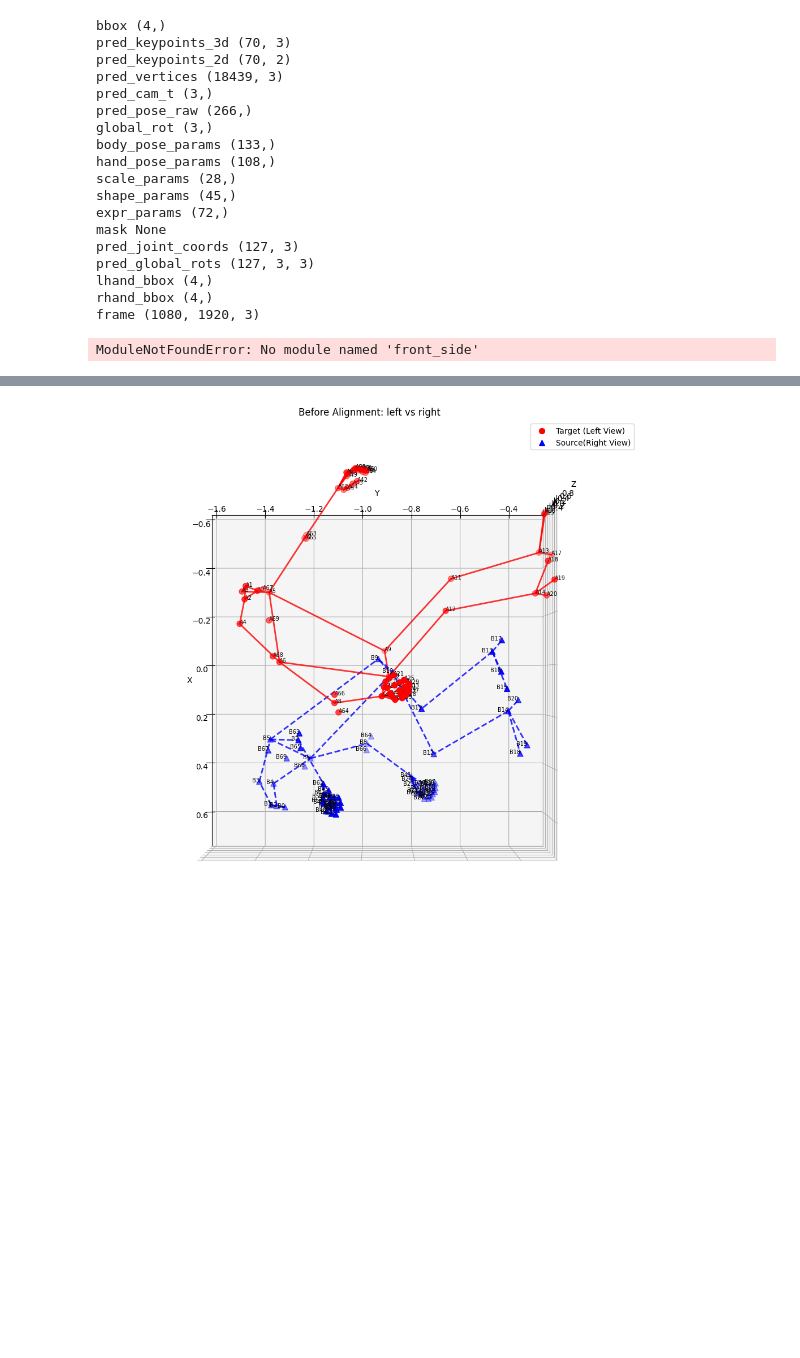
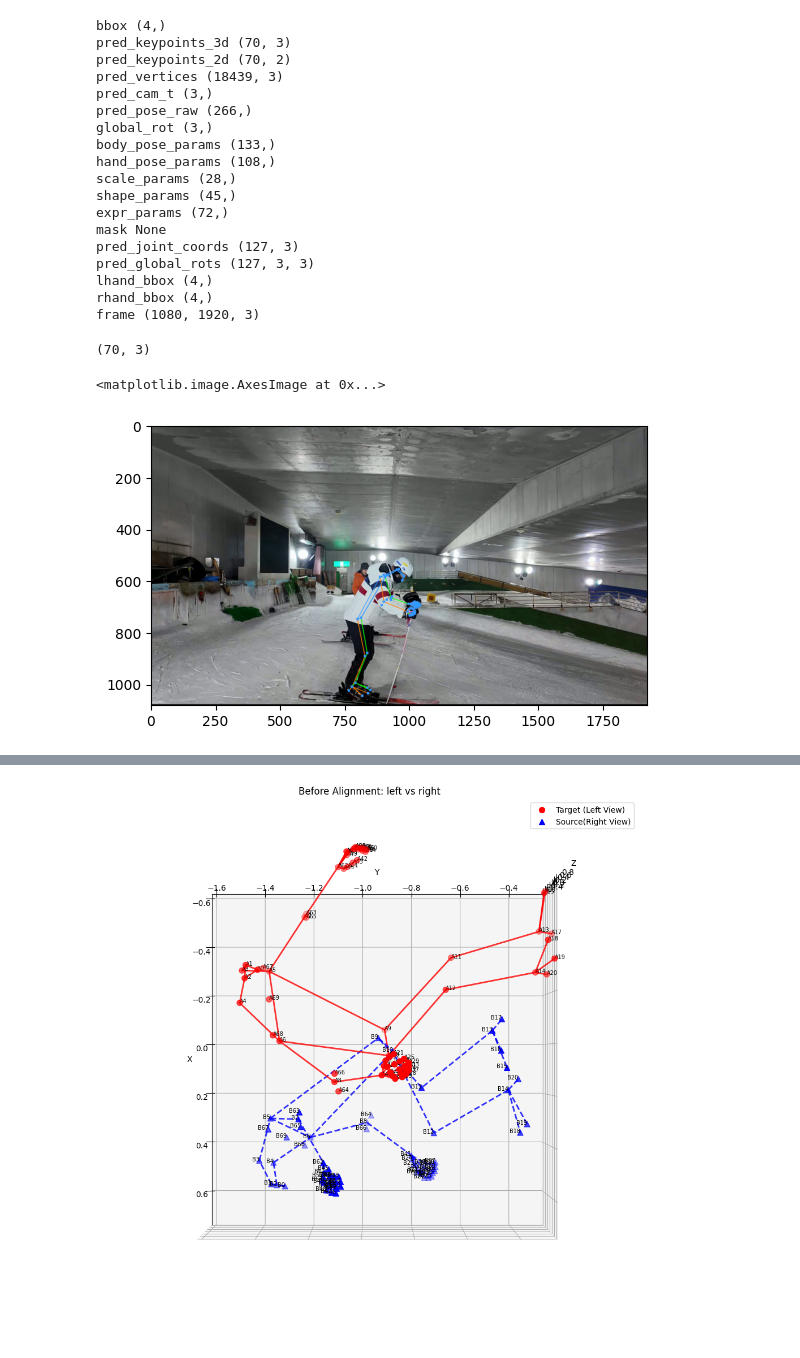
Before and after one commit to ChenKaiXuSan/Skiing_Analysis_PyTorch, a Jupyter notebook: analysis/sam3d_body.ipynb, the cells around one changed output, grey strips where cells are left out. Cells and saved outputs as stored; diff of their text form; code cells hidden in the pictures; blank space fills up the shorter version.

```diff
--- a/analysis/sam3d_body.ipynb
+++ b/analysis/sam3d_body.ipynb
@@ -38,38 +41,43 @@ frame (1080, 1920, 3)
 import sys
 import os
 import matplotlib.pyplot as plt
+
+sys.path.append('/workspace/code')
 
 from front_side.side.metadata.mhr70 import pose_info as mhr70_pose_info
 from front_side.side.visualization.skeleton_visualizer import SkeletonVisualizer
 
 def setup_visualizer():
     """Set up skeleton visualizer with MHR70 pose info."""
 
     skeleton_visualizer = SkeletonVisualizer(line_width=2, radius=5)
     skeleton_visualizer.set_pose_meta(mhr70_pose_info)
 
     return skeleton_visualizer
 
 parent_dir = os.path.dirname(os.getcwd())
 sys.path.insert(0, parent_dir)
 
 one_sample = right_outputs[0]
 img_vis = one_sample["frame"].copy()
 
 # Set up visualizer
 visualizer = setup_visualizer()
 
+print(visualizer.kpt_color.shape)
 
 # Draw keypoints
 keypoints_2d = one_sample["pred_keypoints_2d"]
 keypoints_2d_vis = np.concatenate(
 	[keypoints_2d, np.ones((keypoints_2d.shape[0], 1))], axis=-1
 )
-img_vis = visualizer.draw_skeleton(img_vis, keypoints_2d_vis)
+img_vis = visualizer.draw_skeleton(image=img_vis, keypoints=keypoints_2d_vis)
 
 plt.imshow(img_vis)
 # %% [output]
-ModuleNotFoundError: No module named 'front_side'
+(70, 3)
+<matplotlib.image.AxesImage at 0x...>
+[figure, added]
 # %%
 keypoints_3d = one_sample["pred_keypoints_3d"]
 
```
Also changed, not shown: parts of 7 cells of this notebook, 27 other files.
